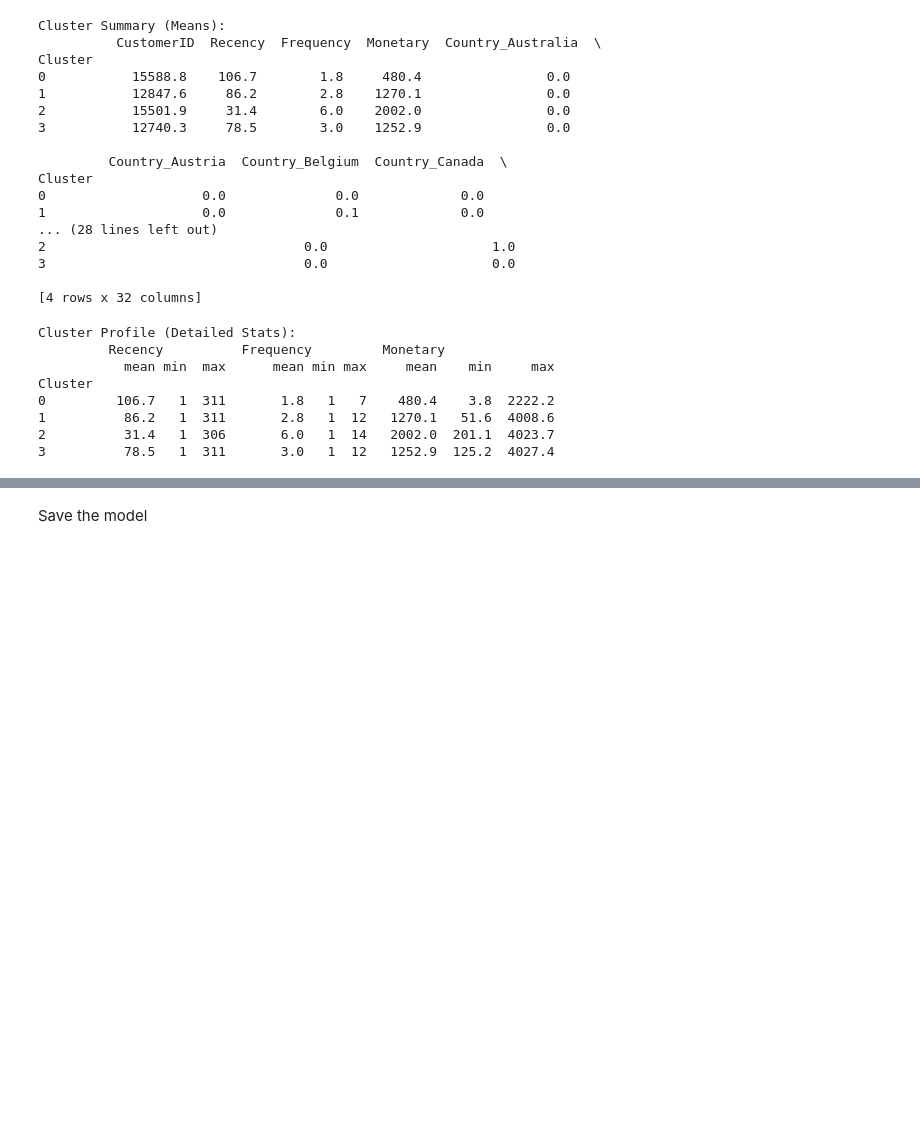
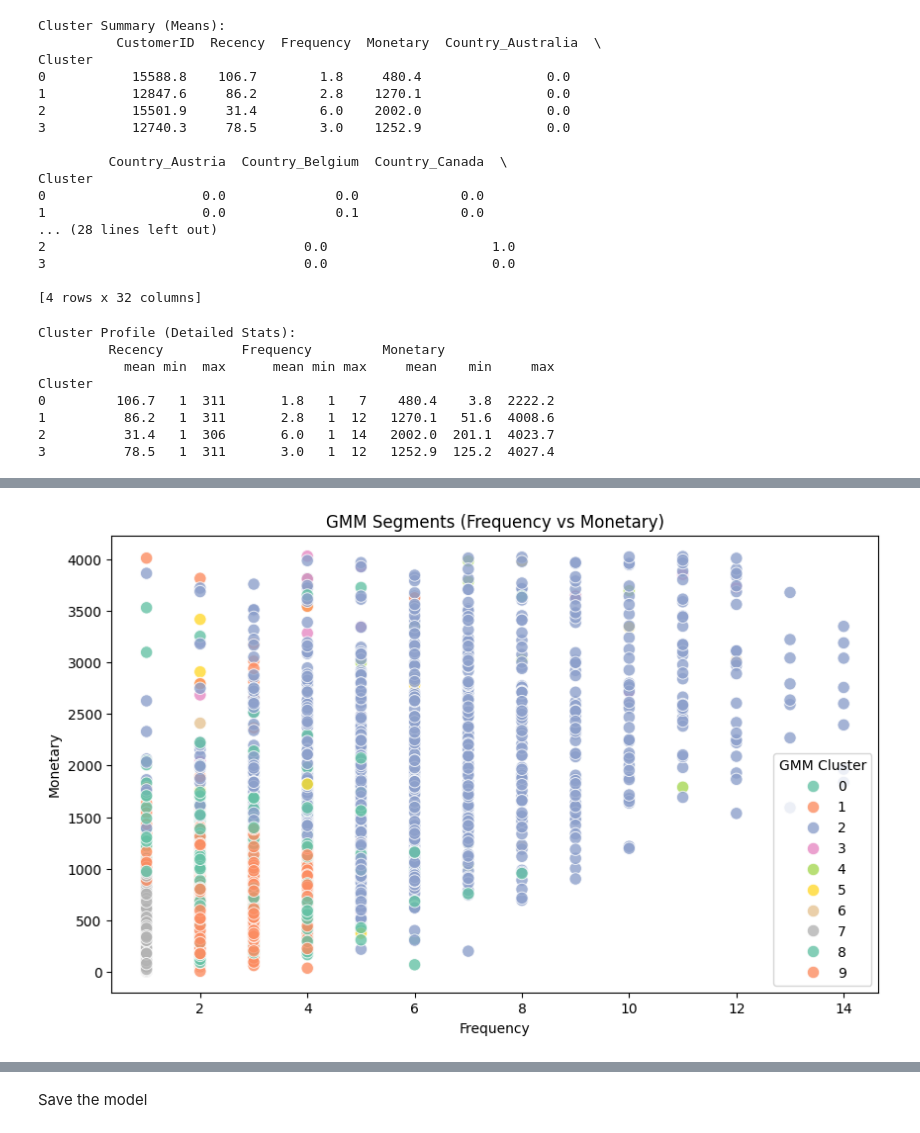
Before and after one commit to Melissiasamir/Customer-Segmentation-Clustering, a Jupyter notebook: notebook/Customer Segmentation.ipynb, the cells around one changed output, grey strips where cells are left out. Cells and saved outputs as stored; diff of their text form; code cells hidden in the pictures; blank space fills up the shorter version.

```diff
--- a/notebook/Customer Segmentation.ipynb
+++ b/notebook/Customer Segmentation.ipynb
@@ -475,0 +529,9 @@ Cluster
+# %%
+# Fit the final GMM using the best config
+gmm = best_gmm
+gmm_labels = gmm.predict(X_scaled)
+gmm_probs = gmm.predict_proba(X_scaled)  # membership probabilities
+
+# Add cluster labels and confidence scores to final DataFrame
+df_final['GMM_Cluster'] = gmm_labels
+df_final['GMM_Confidence'] = gmm_probs.max(axis=1)
@@ -475,0 +587,16 @@ Cluster
+# %%
+# Visualization of GMM clusters in RFM space
+
+plt.figure(figsize=(10,6))
+sns.scatterplot(data=df_final,
+                x='Frequency',
+                y='Monetary',
+                hue='GMM_Cluster',
+                palette='Set2',
+                s=80,
+                alpha=0.8)
+plt.title('GMM Segments (Frequency vs Monetary)')
+plt.legend(title='GMM Cluster')
+plt.show()
+# %% [output]
+[figure, added]
```
Also changed, not shown: parts of 8 cells of this notebook, 9 other files.
